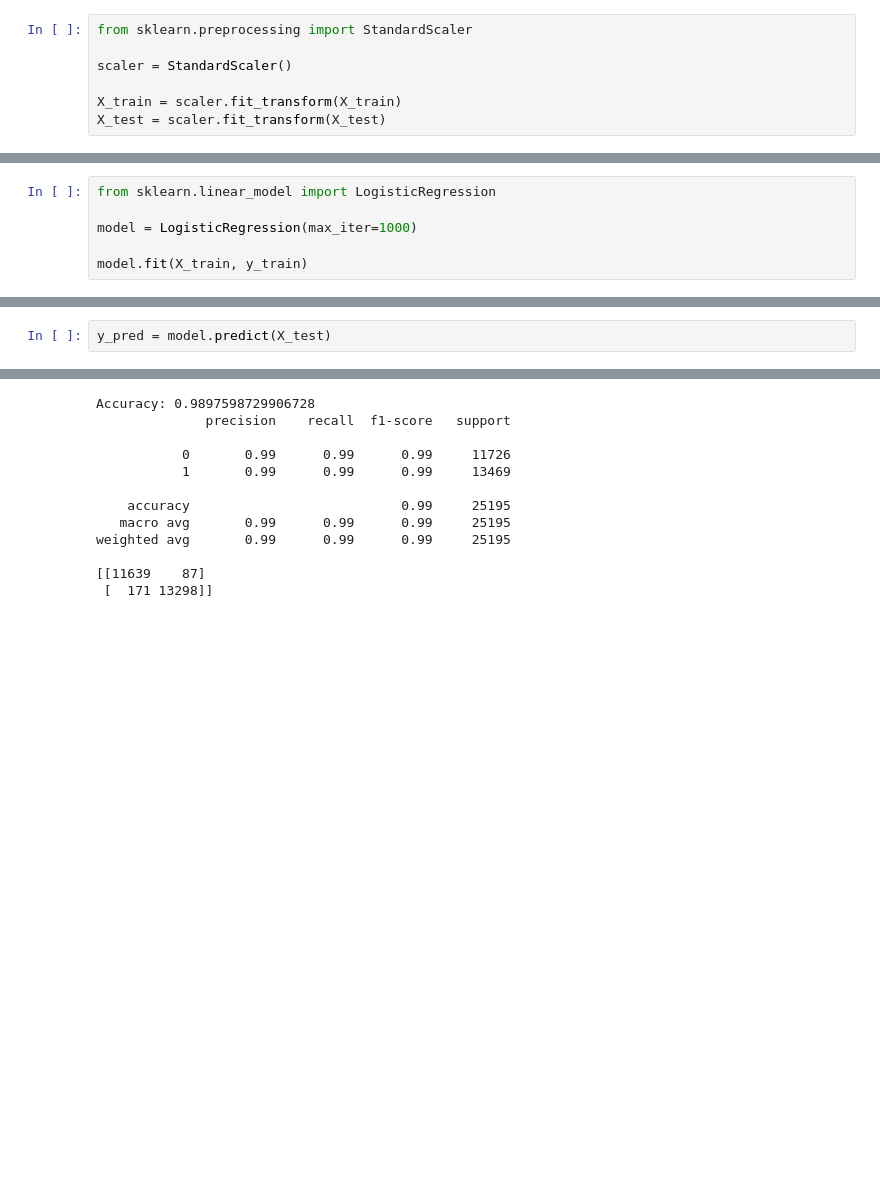
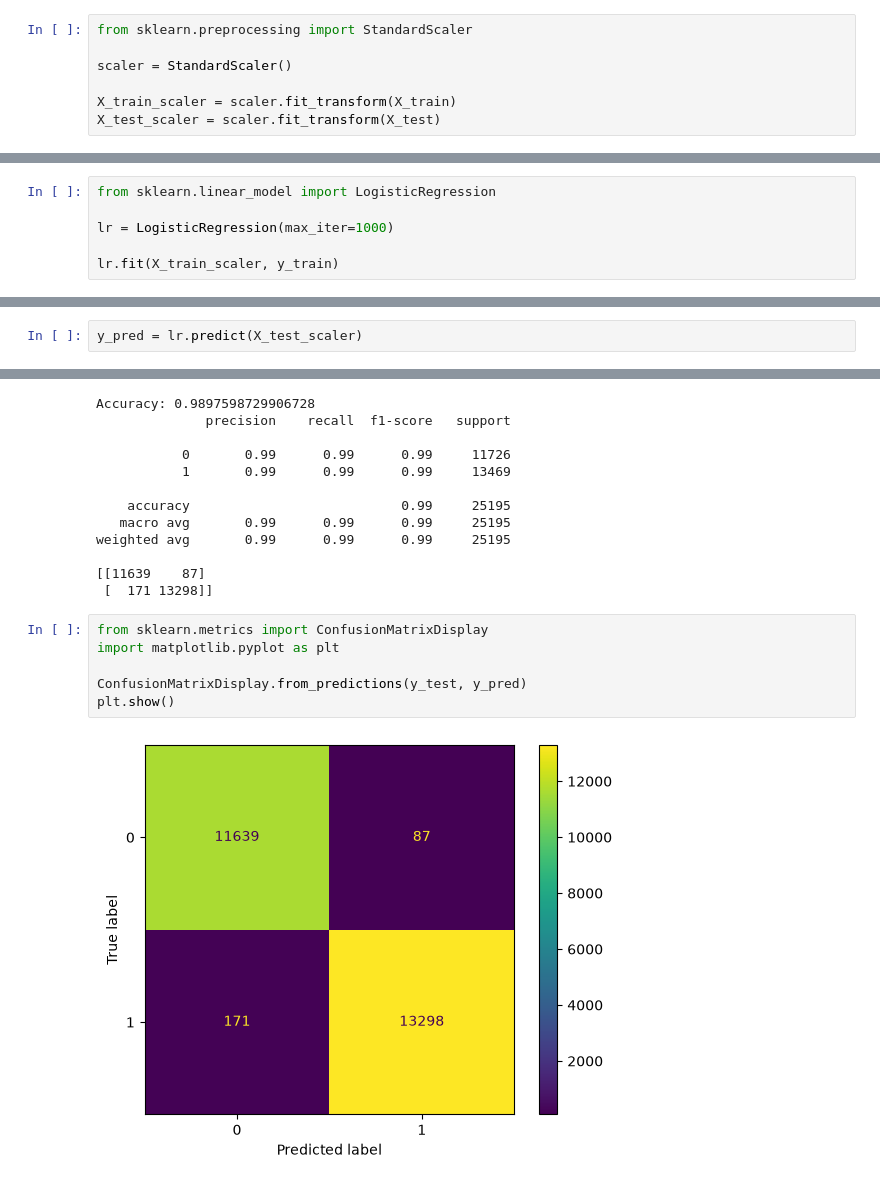
Before and after one commit to MasrafiSiam/ML-Based-Network-Intrusion-Detection-System, a Jupyter notebook: notebooks/01_data_analysis.ipynb, the cells around one changed output, grey strips where cells are left out. Drawn from its saved outputs; the diff is of its cells as text; blank space fills up the shorter version.

```diff
--- a/notebooks/01_data_analysis.ipynb
+++ b/notebooks/01_data_analysis.ipynb
@@ -305,5 +305,5 @@ from sklearn.preprocessing import StandardScaler
 
 scaler = StandardScaler()
 
-X_train = scaler.fit_transform(X_train)
-X_test = scaler.fit_transform(X_test)
+X_train_scaler = scaler.fit_transform(X_train)
+X_test_scaler = scaler.fit_transform(X_test)
@@ -310,13 +312,13 @@ X_test = scaler.fit_transform(X_test)
 # %%
 from sklearn.linear_model import LogisticRegression
 
-model = LogisticRegression(max_iter=1000)
+lr = LogisticRegression(max_iter=1000)
 
-model.fit(X_train, y_train)
+lr.fit(X_train_scaler, y_train)
 # %% [output]
 LogisticRegression(max_iter=1000)
 # %%
-y_pred = model.predict(X_test)
+y_pred = lr.predict(X_test_scaler)
 # %%
 from sklearn.metrics import (
     accuracy_score,
@@ -342,3 +344,11 @@ weighted avg       0.99      0.99      0.99     25195
 
 [[11639    87]
  [  171 13298]]
+# %%
+from sklearn.metrics import ConfusionMatrixDisplay
+import matplotlib.pyplot as plt
+
+ConfusionMatrixDisplay.from_predictions(y_test, y_pred)
+plt.show()
+# %% [output]
+[figure, added]
```
Also changed, not shown: parts of 7 cells of this notebook.
